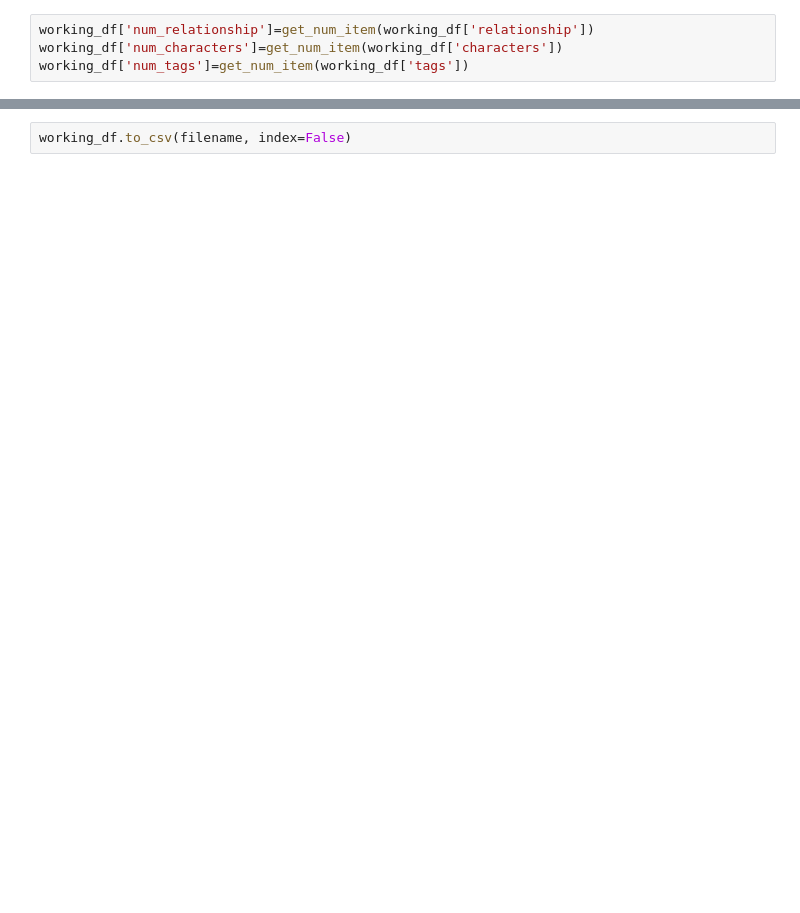
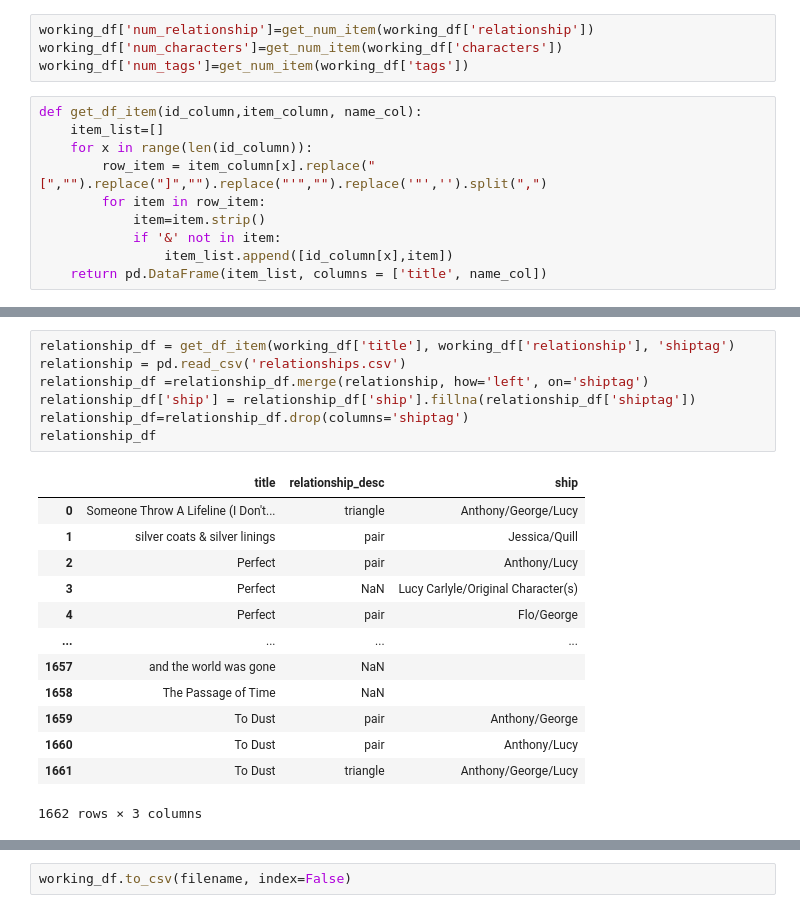
Before and after one commit to biogear13/ao3lockwood-co, a Jupyter notebook: webscrapper.ipynb, the cells around one changed output, grey strips where cells are left out. Drawn from its saved outputs; the diff is of its cells as text; blank space fills up the shorter version.

```diff
--- a/webscrapper.ipynb
+++ b/webscrapper.ipynb
@@ -372,3 +395,13 @@ working_df[['lastauthorupdate','firstauthorupdate','daysactive']].sort_values(by
 working_df['num_relationship']=get_num_item(working_df['relationship'])
 working_df['num_characters']=get_num_item(working_df['characters'])
 working_df['num_tags']=get_num_item(working_df['tags'])
+# %%
+def get_df_item(id_column,item_column, name_col):
+    item_list=[]
+    for x in range(len(id_column)):
+        row_item = item_column[x].replace("[","").replace("]","").replace("'","").replace('"','').split(",")
+        for item in row_item:
+            item=item.strip()
+            if '&' not in item:
+                item_list.append([id_column[x],item])
+    return pd.DataFrame(item_list, columns = ['title', name_col])
@@ -374,0 +429,21 @@ working_df['num_tags']=get_num_item(working_df['tags'])
+# %%
+relationship_df = get_df_item(working_df['title'], working_df['relationship'], 'shiptag')
+relationship = pd.read_csv('relationships.csv')
+relationship_df =relationship_df.merge(relationship, how='left', on='shiptag')
+relationship_df['ship'] = relationship_df['ship'].fillna(relationship_df['shiptag'])
+relationship_df=relationship_df.drop(columns='shiptag')
+relationship_df
+# %% [output]
+|  | title | relationship_desc | ship |
+| 0 | Someone Throw A Lifeline (I Don't... | triangle | Anthony/George/Lucy |
+| 1 | silver coats & silver linings | pair | Jessica/Quill |
+| 2 | Perfect | pair | Anthony/Lucy |
+| 3 | Perfect | NaN | Lucy Carlyle/Original Character(s) |
+| 4 | Perfect | pair | Flo/George |
+| ... | ... | ... | ... |
+| 1657 | and the world was gone | NaN |  |
+| 1658 | The Passage of Time | NaN |  |
+| 1659 | To Dust | pair | Anthony/George |
+| 1660 | To Dust | pair | Anthony/Lucy |
+| 1661 | To Dust | triangle | Anthony/George/Lucy |
+1662 rows × 3 columns
```
Also changed, not shown: parts of 15 cells of this notebook, 2 other files.
